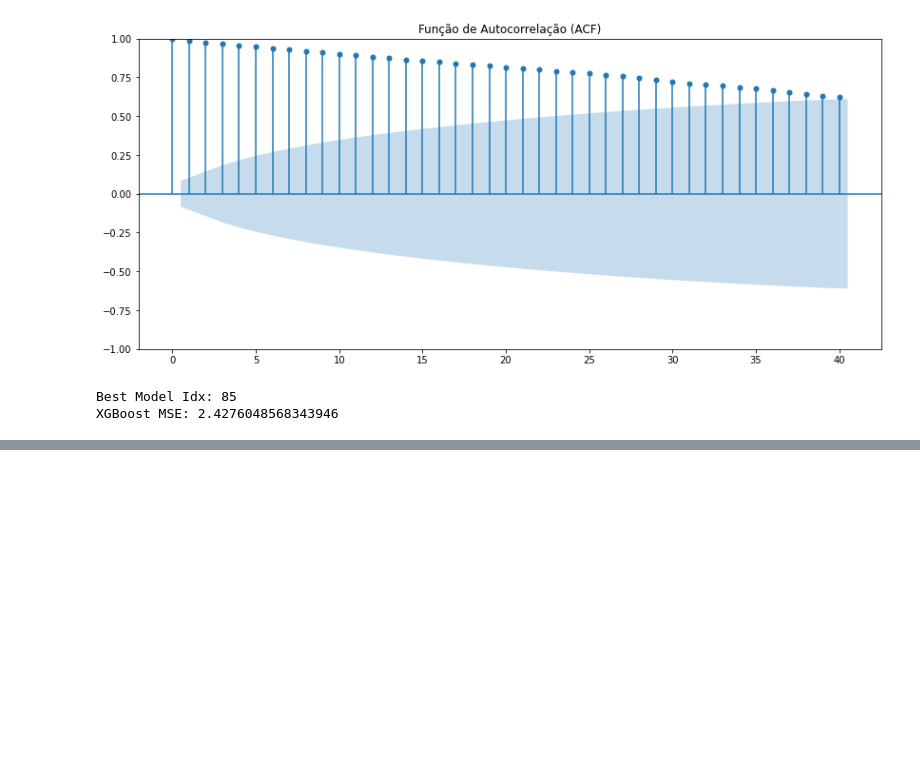
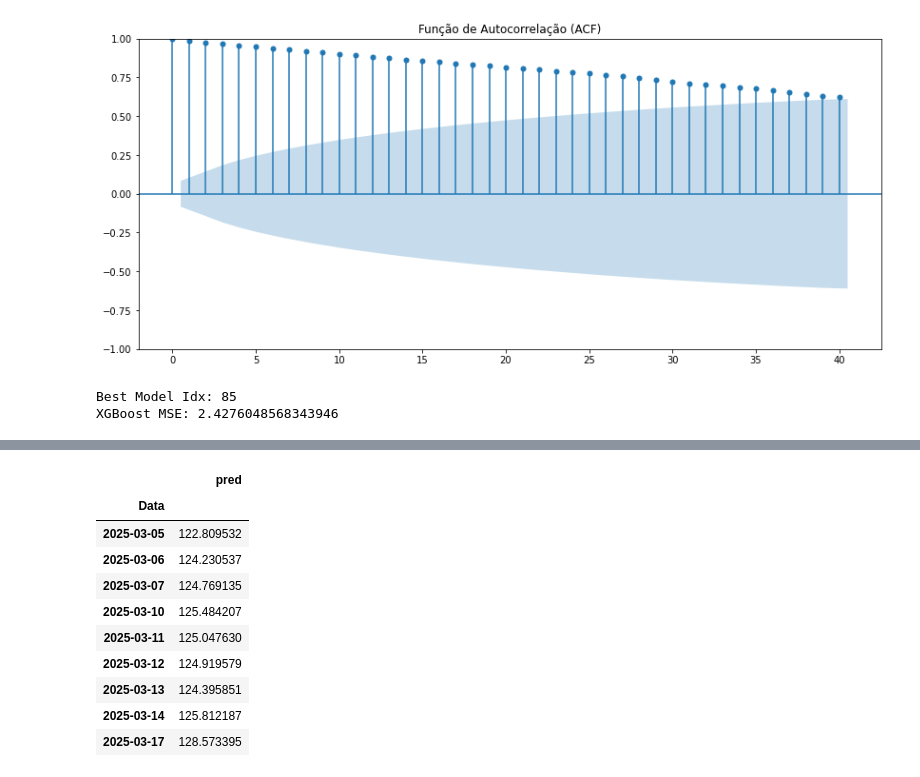
Before and after one commit to luishrufino/previsao_ibovespa, a Jupyter notebook: Machine Code.ipynb, the cells around one changed output, grey strips where cells are left out. Drawn from its saved outputs; the diff is of its cells as text; code cells hidden in the pictures; blank space fills up the shorter version.

```diff
--- a/Machine Code.ipynb
+++ b/Machine Code.ipynb
@@ -301,0 +350,14 @@ array([122.80953 , 124.23054 , 124.769135, 125.48421 , 125.04763 ,
+# %%
+xgb_pred_df.loc[df_test.index]
+# %% [output]
+|  | pred |
+| Data |  |
+| 2025-03-05 | 122.809532 |
+| 2025-03-06 | 124.230537 |
+| 2025-03-07 | 124.769135 |
+| 2025-03-10 | 125.484207 |
+| 2025-03-11 | 125.047630 |
+| 2025-03-12 | 124.919579 |
+| 2025-03-13 | 124.395851 |
+| 2025-03-14 | 125.812187 |
+| 2025-03-17 | 128.573395 |
```
Also changed, not shown: parts of 9 cells of this notebook.
